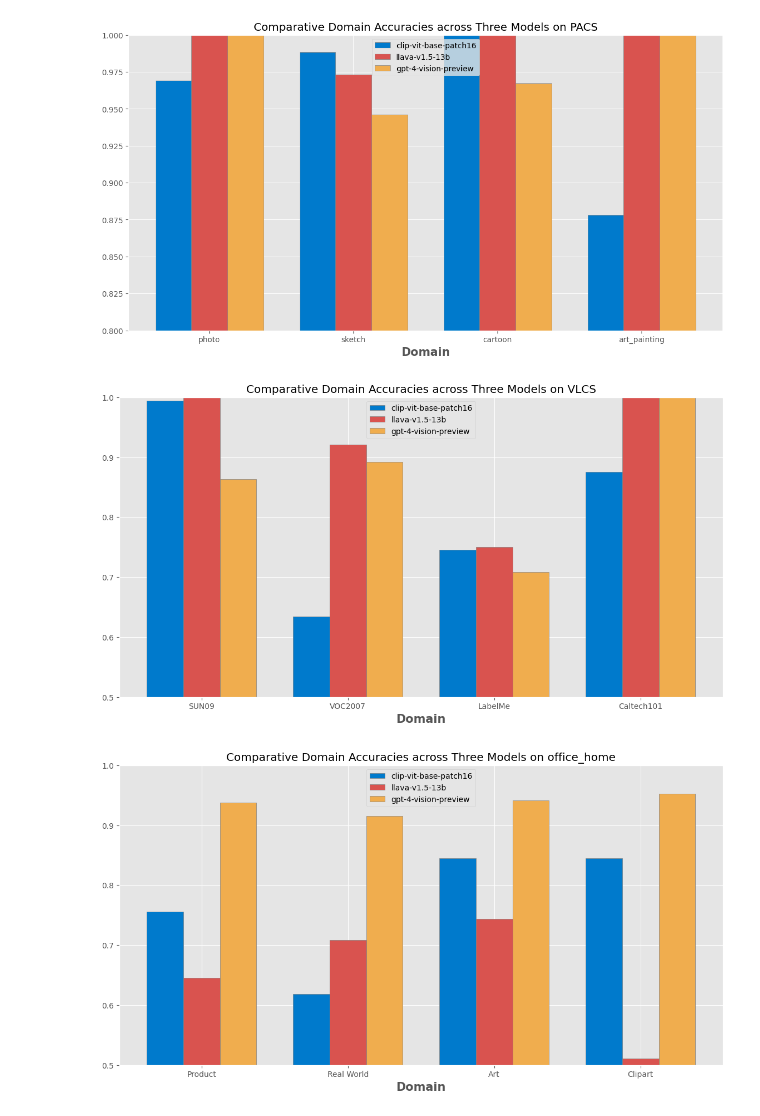
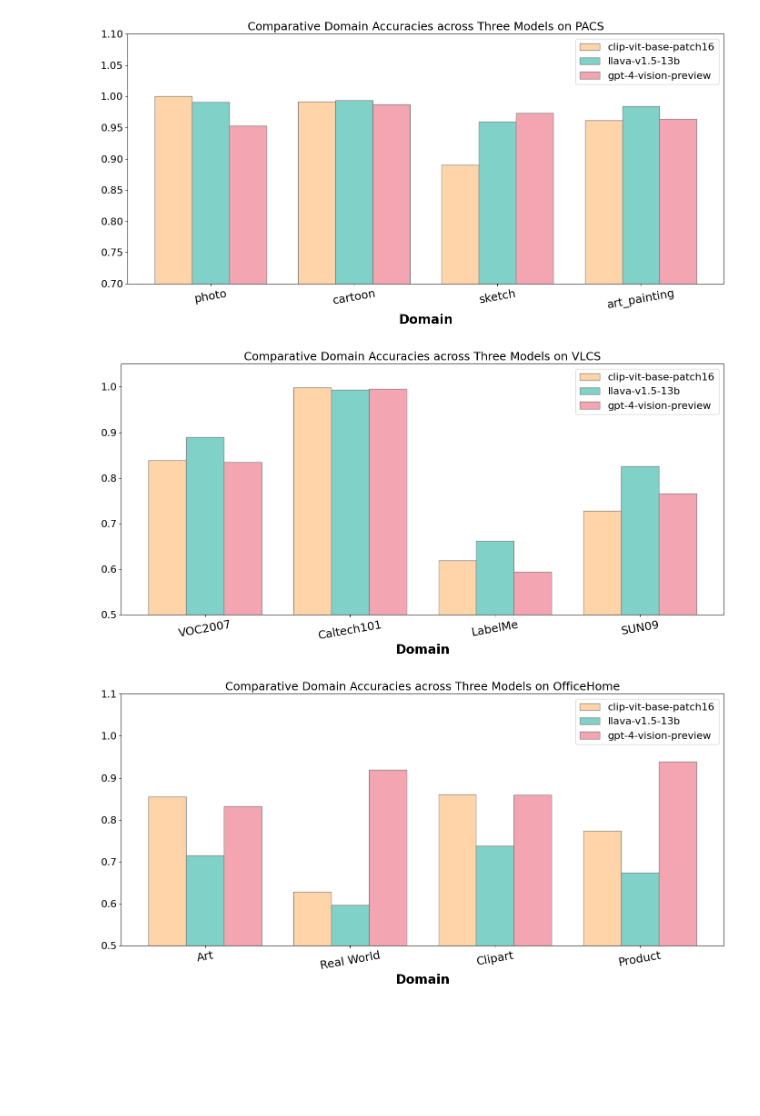
Before and after one commit to jameszhou-gl/gpt-4v-distribution-shift, a Jupyter notebook: evaluation/chart_fig_on_domains.ipynb, the cells around one changed output. Drawn from its saved outputs; the diff is of its cells as text; code cells hidden in the pictures; blank space fills up the shorter version.

```diff
--- a/evaluation/chart_fig_on_domains.ipynb
+++ b/evaluation/chart_fig_on_domains.ipynb
@@ -4,14 +4,17 @@ import numpy as np
 import json
 
 json_file_paths = {
-    'PACS': '../exp_output/2023-11-22-22_21_35',
-    'VLCS': '../exp_output/2023-11-22-22_36_30',
-    'office_home': '../exp_output/2023-11-24-02_41_54'
+    'PACS': '../exp_output/2023-12-07-06_51_36',
+    'VLCS': '../exp_output/2023-12-06-20_27_30',
+    'office_home': '../exp_output/2023-12-07-01_30_24',
+    'domain_net': '../exp_output/2023-12-07-12_33_36',
+    'fmow_v1.1_processed': '../exp_output/2023-12-08-02_21_16',
+    'terra_incognita': '../exp_output/2023-12-06-20_27_33'
 }
 
 for dataset, json_file_path in json_file_paths.items():
     # Reading the data back from the file
-    with open(json_file_path+'/results_clip-vit-base-patch16.json', 'r') as json_file:
+    with open(json_file_path+'/results_clip-vit-base-patch16_random.json', 'r') as json_file:
         data_clip = json.load(json_file)
     with open(json_file_path+'/results_llava-v1.5-13b_random.json', 'r') as json_file:
         data_llava = json.load(json_file)
@@ -38,44 +41,59 @@ for dataset, json_file_path in json_file_paths.items():
     plt.figure(figsize=(14, 7))
 
     # Width of a bar
-    bar_width = 0.25
+    bar_width = 0.26
 
     # Setting position of bar on X axis
     r1 = np.arange(len(domain_accuracies_clip))
     r2 = [x + bar_width for x in r1]
     r3 = [x + bar_width for x in r2]
-    colors = ['#007acc', '#d9534f', '#f0ad4e']
+    # colors = ['#007acc', '#d9534f', '#f0ad4e']
+    # colors = ['#76c7a1', '#b8d18c', '#ffa270']
+    # colors = ['#80D1C8', '#FFD4A9', '#7BCAFB']
+    colors = ['#FFD4A9', '#80D1C8',  '#F3A6B2']
     # Make the plot
     plt.bar(r1, domain_accuracies_clip, color=colors[0],
             width=bar_width, edgecolor='grey', label='clip-vit-base-patch16')
     plt.bar(r2, domain_accuracies_llava, color=colors[1],
             width=bar_width, edgecolor='grey', label='llava-v1.5-13b')
     plt.bar(r3, domain_accuracies_gpt, color=colors[2],
             width=bar_width, edgecolor='grey', label='gpt-4-vision-preview')
 
     # Add xticks on the middle of the group bars
-    plt.xlabel('Domain', fontweight='bold', fontsize=15)
+    plt.xlabel('Domain', fontweight='bold', fontsize=20)
     plt.xticks(
-        [r + bar_width for r in range(len(domain_accuracies_clip))], domain_names)
+        [r + bar_width for r in range(len(domain_accuracies_clip))], domain_names, fontsize=18, rotation=10)
+    plt.yticks(fontsize=16)
     # Set the y-axis to start from 0.6 to highlight differences
     if dataset == 'PACS':
-        plt.ylim(0.8, 1.0)
+        plt.ylim(0.7, 1.1)
     elif dataset == 'VLCS':
-        plt.ylim(0.5, 1.0)
+        plt.ylim(0.5, 1.05)
     elif dataset == 'office_home':
-        plt.ylim(0.5, 1.0)
+        plt.ylim(0.5, 1.1)
+        dataset = 'OfficeHome'
+    elif dataset == 'domain_net':
+        dataset = 'DomainNet'
+        plt.ylim(0.0, 1.1)
+    elif dataset == 'fmow_v1.1_processed':
+        dataset = 'Fmow'
+        plt.ylim(0, 0.4)
+    elif dataset == 'terra_incognita':
+        dataset = 'Terra_incognita'
+        plt.ylim(0, 0.7)
     # Create legend & title
-    plt.legend()
+    plt.legend(fontsize=16, loc='upper right')
     plt.title(
-        f'Comparative Domain Accuracies across Three Models on {dataset}')
+        f'Comparative Domain Accuracies across Three Models on {dataset}', fontsize=18)
+    plt.tight_layout()
 
     # Save the figure
-    plt_path = f'./comparative_domain_accuracies_{dataset}.png'
+    plt_path = f'./comparative_domain_accuracies_{dataset}.pdf'
     plt.savefig(plt_path)
 
     # Show plot
     plt.show()
 # %% [output]
-[figure, old version]
+[figure, new version]
-[figure, old version]
+[figure, new version]
-[figure, old version]
+[figure, new version]
```
Also changed, not shown: parts of 1 cell of this notebook, 1 other file.
